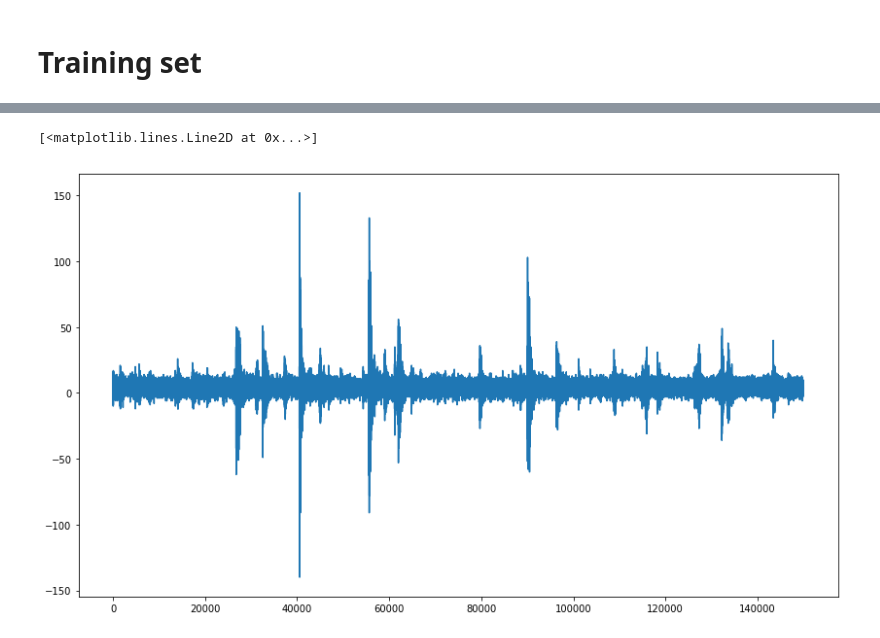
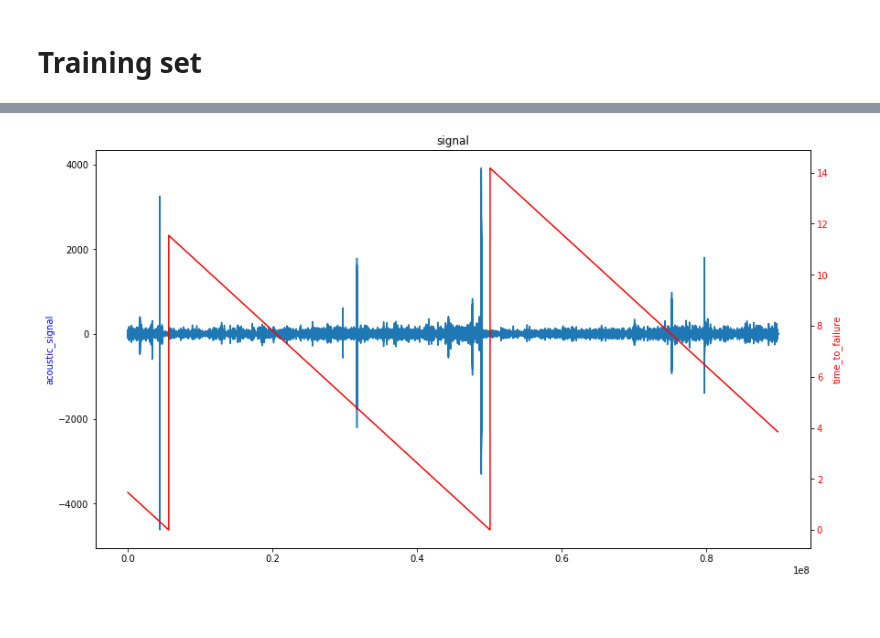
Before and after one commit to rszymani/kaggle-LANL-Earthquake-Prediction, a Jupyter notebook: EDA.ipynb, the cells around one changed output, grey strips where cells are left out. Cells and saved outputs as stored; diff of their text form; code cells hidden in the pictures; blank space fills up the shorter version.

```diff
--- a/EDA.ipynb
+++ b/EDA.ipynb
@@ -8,3 +7,5 @@ train_df = pd.read_csv('input/train.csv',nrows=10000000)#,skiprows=range(1,40000
+# %%
+train_df = pd.read_csv(os.path.join("../input",'train.csv'), dtype={'acoustic_data': np.int16, 'time_to_failure': np.float32})
 # %%
 train_df.shape
 # %% [output]
@@ -52,15 +14,0 @@ plt.title("Moving average - before earthquake")
-# %%
-fig,ax = plt.subplots(figsize=(14,8))
-moving_max_signal = train_df["acoustic_data"].rolling(20000).max()
-plt.plot(moving_max_signal)
-plt.title("Moving max")
-
-fig,ax = plt.subplots(figsize=(14,8))
-closer_view_idx = (moving_max_signal.index>0.4e7)&(moving_max_signal.index<0.5e7)
-plt.plot(moving_max_signal.loc[closer_view_idx])
-plt.title("Moving max - near earthquake")
-
-fig,ax = plt.subplots(figsize=(14,8))
-closer_view_idx = (moving_max_signal.index<0.44e7)
-plt.plot(moving_max_signal.loc[closer_view_idx])
-plt.title("Moving max - before earthquake")
@@ -87,4 +14,0 @@ print(test_ex_df1.shape)
-# %%
-fig,ax = plt.subplots(figsize=(14,8))
-plt.plot(test_ex_df["acoustic_data"])
-# plt.vlines([0.4e7,0.5e7],train_df["acoustic_data"].min(),train_df["acoustic_data"].max())
@@ -94,6 +15,16 @@ plt.plot(test_ex_df["acoustic_data"])
-# %%
-fig,ax = plt.subplots(figsize=(14,8))
-plt.plot(test_ex_df1["acoustic_data"])
-# %% [output]
-[<matplotlib.lines.Line2D at 0x...>]
-[figure, removed]
+# %%
+part_data = train_df.iloc[:int(629145480/7)]
+def plot_signal_and_time(data_set,title="signal"):
+    fig,ax1 = plt.subplots(figsize=(14,8))
+    ax1.set_ylabel('acoustic_signal', color="blue")
+    ax1.plot(data_set["acoustic_data"])
+
+    ax2 = ax1.twinx()
+    ttf_color = "red"
+    ax2.set_ylabel('time_to_failure', color=ttf_color)
+    ax2.plot(data_set["time_to_failure"],color=ttf_color)
+    ax2.tick_params(axis='y', labelcolor=ttf_color)
+    plt.title(title)
+plot_signal_and_time(part_data)
+# %% [output]
+[figure, added]
```
Also changed, not shown: parts of 17 cells of this notebook.
